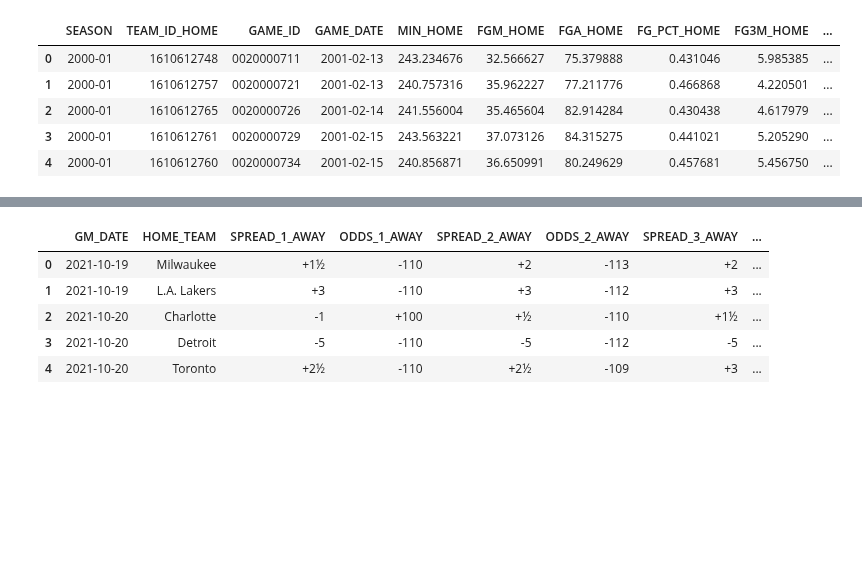
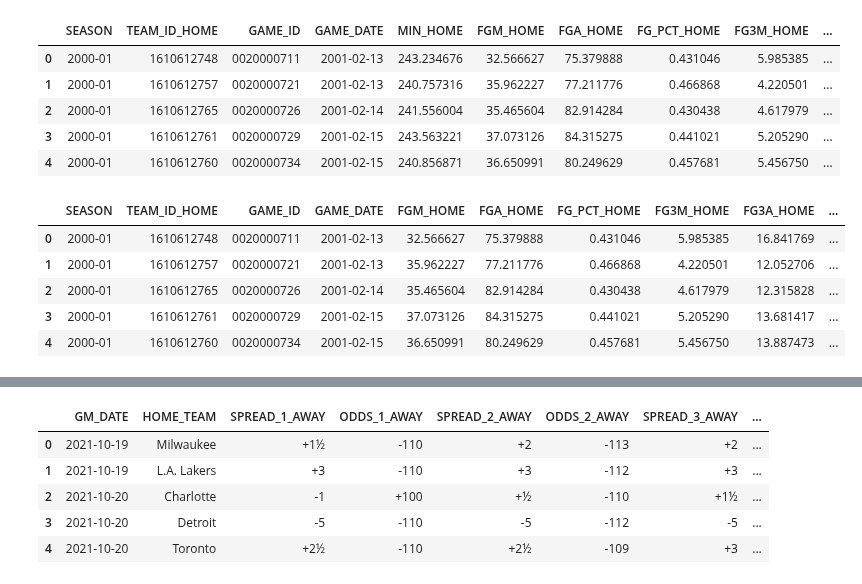
Before and after one commit to jnshzk/nba_beating_the_spread, a Jupyter notebook: data_preprocessing_v3.ipynb, the cells around one changed output, grey strips where cells are left out. Drawn from its saved outputs; the diff is of its cells as text; code cells hidden in the pictures; blank space fills up the shorter version.

```diff
--- a/data_preprocessing_v3.ipynb
+++ b/data_preprocessing_v3.ipynb
@@ -523,3 +523,19 @@ final_df.head()
 | 2 | 2000-01 | 1610612765 | 0020000726 | 2001-02-14 | 241.556004 | 35.465604 | 82.914284 | 0.430438 | 4.617979 | ... |
 | 3 | 2000-01 | 1610612761 | 0020000729 | 2001-02-15 | 243.563221 | 37.073126 | 84.315275 | 0.441021 | 5.205290 | ... |
 | 4 | 2000-01 | 1610612760 | 0020000734 | 2001-02-15 | 240.856871 | 36.650991 | 80.249629 | 0.457681 | 5.456750 | ... |
+# %%
+#drop unneeded columns
+final_df.drop(columns=['USG_PCT_HOME',
+                      'E_USG_PCT_HOME',
+                      'USG_PCT_AWAY',
+                      'E_USG_PCT_AWAY',
+                      'MIN_HOME',
+                      'MIN_AWAY'], inplace=True)
+final_df.head()
+# %% [output]
+|  | SEASON | TEAM_ID_HOME | GAME_ID | GAME_DATE | FGM_HOME | FGA_HOME | FG_PCT_HOME | FG3M_HOME | FG3A_HOME | ... |
+| 0 | 2000-01 | 1610612748 | 0020000711 | 2001-02-13 | 32.566627 | 75.379888 | 0.431046 | 5.985385 | 16.841769 | ... |
+| 1 | 2000-01 | 1610612757 | 0020000721 | 2001-02-13 | 35.962227 | 77.211776 | 0.466868 | 4.220501 | 12.052706 | ... |
+| 2 | 2000-01 | 1610612765 | 0020000726 | 2001-02-14 | 35.465604 | 82.914284 | 0.430438 | 4.617979 | 12.315828 | ... |
+| 3 | 2000-01 | 1610612761 | 0020000729 | 2001-02-15 | 37.073126 | 84.315275 | 0.441021 | 5.205290 | 13.681417 | ... |
+| 4 | 2000-01 | 1610612760 | 0020000734 | 2001-02-15 | 36.650991 | 80.249629 | 0.457681 | 5.456750 | 13.887473 | ... |
```
Also changed, not shown: parts of 7 cells of this notebook, 1 other file.
